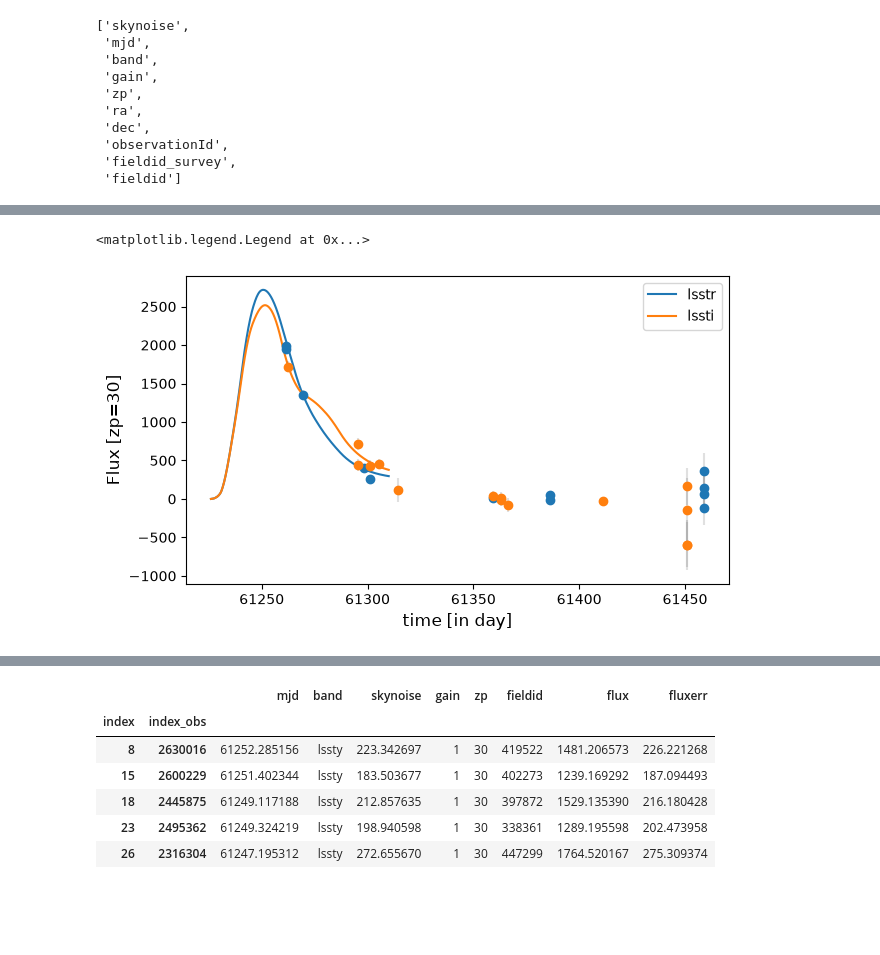
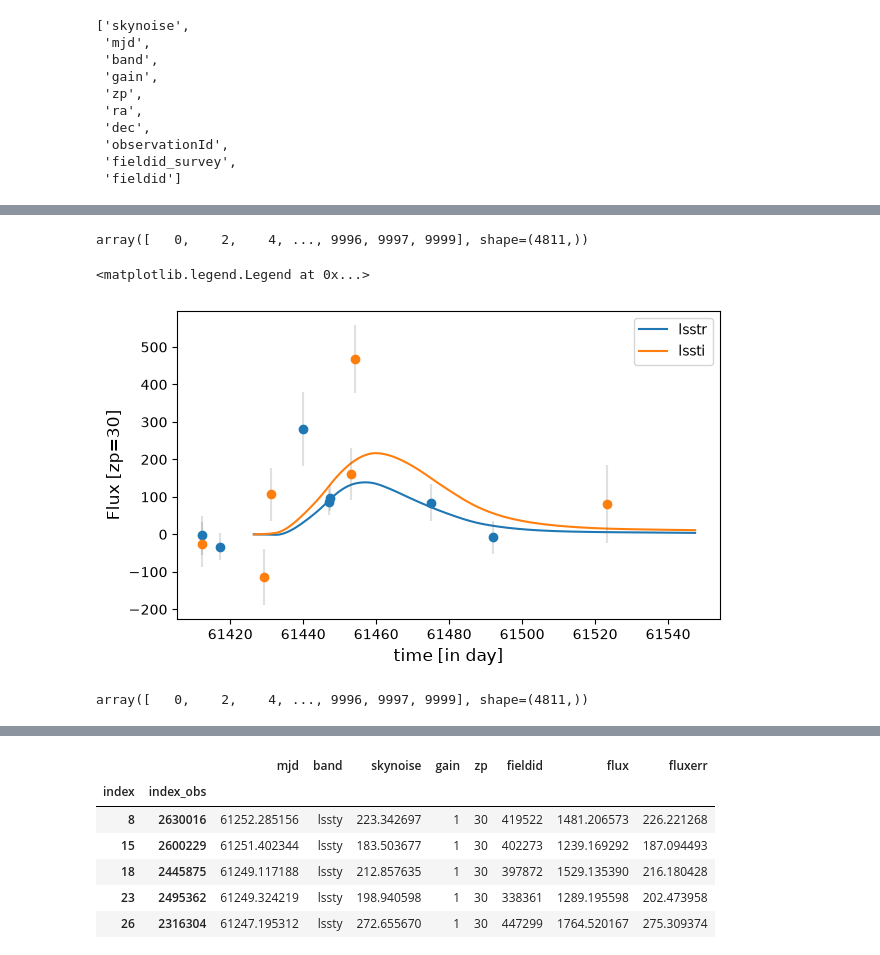
Before and after one commit to krissylla/TransientSimulation, a Jupyter notebook: skysurvey.ipynb, the cells around one changed output, grey strips where cells are left out. Cells and saved outputs as stored; diff of their text form; code cells hidden in the pictures; blank space fills up the shorter version.

```diff
--- a/skysurvey.ipynb
+++ b/skysurvey.ipynb
@@ -542,0 +624,14 @@ limit_mag_dict = {'lsstu': {'mag': 23.8, 'flux': 301.995, 'color': 'tab:purple'}
+# %%
+N_tot = 10
+
+from lsst_functions import set_selection_criteria
+selection_criteria = set_selection_criteria(total_points=5,n_filters=2,min_points_per_filter=2)
+
+redshift_list = [0.15, 0.2, 0.25, 0.3, 0.35, 0.4, 0.45, 0.5, 0.55, 0.6, 0.65, 0.7, 0.75]
+
+from lsst_functions import detectability_sources
+
+snia_dict = generate_snia_dict(redshift=None,ra=None,dec=None,x1=None,t0=None,magabs=-19.323,c=None)
+snia_param_list = generate_ordered_parameter_list(input_dict=True,params=snia_dict)
+
+final_summary = detectability_sources(snia_param_list = snia_param_list, opsim = lsst, N_tot = N_tot, redshift_list = redshift_list)
@@ -543,23 +703,15 @@ limit_mag_dict = {'lsstu': {'mag': 23.8, 'flux': 301.995, 'color': 'tab:purple'}
 # %%
-N_tot = 2000
+# this is still very important as a preliminary study to understand
+
+N_tot = 20
 all_summaries = []
 
-selection_criteria = set_selection_criteria(total_points=5,n_filters=2,min_points_per_filter=2,)
+selection_criteria = set_selection_criteria(total_points=5,n_filters=2,min_points_per_filter=2)
 
 for redshift in [0.15, 0.2, 0.25, 0.3, 0.35, 0.4, 0.45, 0.5, 0.6, 0.65, 0.7]:
 
-    snia_dict = generate_snia_dict(
-        redshift=redshift,
-        ra=None,
-        dec=None,
-        x1=0.0,
-        t0=None,
-        magabs=-18.523,
-        c=0.0
-    )
-
+    snia_dict = generate_snia_dict(redshift=redshift,ra=None,dec=None,x1=0.0,t0=None,magabs=-19.323,c=0.0)
     snia_param_list = generate_ordered_parameter_list(input_dict=True,params=snia_dict)
-
     snia_models, data_models = generate_snia_lightcurve(
         *snia_param_list,
         bands=bands,
@@ -580,7 +732,6 @@ for redshift in [0.15, 0.2, 0.25, 0.3, 0.35, 0.4, 0.45, 0.5, 0.6, 0.65, 0.7]:
     detected = []
     detected_theoretical = []
 
-
     for index in snia_models.data.index:
 
         if index in dset_target_indices:
@@ -595,11 +746,7 @@ for redshift in [0.15, 0.2, 0.25, 0.3, 0.35, 0.4, 0.45, 0.5, 0.6, 0.65, 0.7]:
 
         detected.append(is_detected)
 
-        theoretical = determine_visibility(
-            data_models[index],
-            return_dict=True,
-            in_mag=False
-        ) #returns a dict
+        theoretical = determine_visibility(data_models[index],return_dict=True,in_mag=False) #returns a dict
 
         # At least 2 theoretically visible bands
         is_detected_theoretical = (sum(theoretical.values()) >= 2)
@@ -927 +1060,3 @@ get_skynoise_from_maglimit()
+# %%
+tmin, tmax = lsst.date_range
 # %%
@@ -1028,7 +1526,12 @@ detection_list
+# %%
+dset_target_indices = dset.data.index.get_level_values(0).unique().values #because many get discarded from valid_bands
+dset_target_indices
+# %% [output]
+array([   0,    2,    4, ..., 9996, 9997, 9999], shape=(4811,))
 # %%
-fig = dset.show_target_lightcurve(index = 0, phase_window=[-60,250], zp = 30, bands = ['lsstr', 'lssti'], format_time = False)
+fig = dset.show_target_lightcurve(index = 147, phase_window=[-60,250], zp = 30, bands = ['lsstr', 'lssti'], format_time = False)
 ax = fig.axes[0]
 ax.legend(["lsstr", "lssti"])
 # %% [output]
 <matplotlib.legend.Legend at 0x...>
-[figure, old version]
+[figure, new version]
@@ -1035,3 +1549,7 @@ ax.legend(["lsstr", "lssti"])
+# %%
+get_indices_from_detection_list(dset)
+# %% [output]
+array([   0,    2,    4, ..., 9996, 9997, 9999], shape=(4811,))
 # %%
 detection[:, 'lsstr'] #or detection.xs("lsstr", level="band")
 # %% [output]
```
Also changed, not shown: parts of 56 cells of this notebook, 9 other files.
